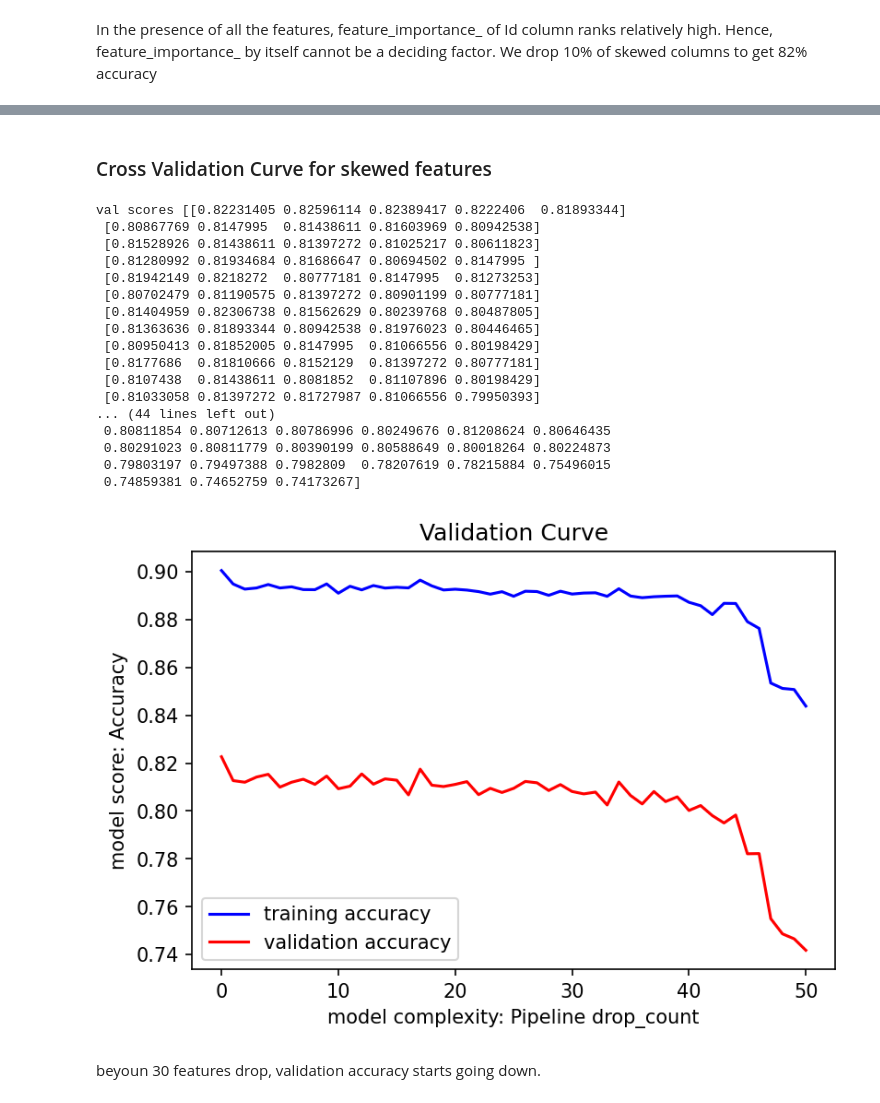
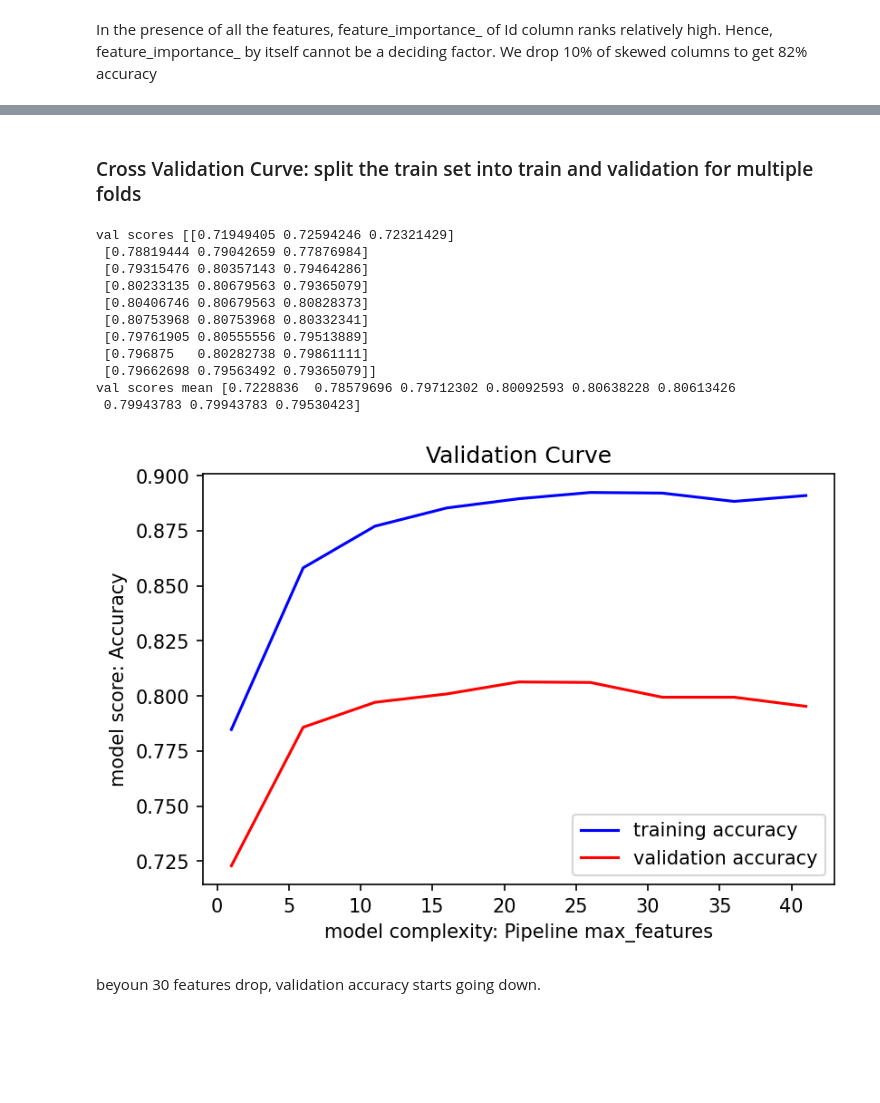
Before and after one commit to skhabiri/DS-Unit-2-Applied-Modeling, a Jupyter notebook: module4-model-interpretation/skhabiri_LS_DS_build2_assignment.ipynb, the cells around one changed output, grey strips where cells are left out. Drawn from its saved outputs; the diff is of its cells as text; code cells hidden in the pictures; blank space fills up the shorter version.

```diff
--- a/module4-model-interpretation/skhabiri_LS_DS_build2_assignment.ipynb
+++ b/module4-model-interpretation/skhabiri_LS_DS_build2_assignment.ipynb
@@ -478,0 +344,19 @@ estimator
+# %%
+est_dict = {
+    lr: LogisticRegression(),
+    rc: RidgeClassifier(),
+    rfc: RandomForestClassifier(),
+    gbc: GradientBoostingClassifier(),
+    xgbc: XGBClassifier()
+            }
+# %%
+# est = [lr, rc, rfc, gbc, xgbc]
+est = [xgbc]
+
+empt_list = [np.NaN]*len(est)
+feat_name = empt_list.copy()
+y_pred = empt_list.copy()
+
+for i, estimator in enumerate(est):
+  print(f"********** {est_dict[estimator].__class__.__name__} **********")
+  (est[i], y_pred[i], feat_name[i]) = fit_rep(estimator, X_train, y_train, X_val, y_val, kwargs_dict)
@@ -647,13 +555,17 @@ In the presence of all the features, feature_importance_ of Id column ranks rela
 # %% [markdown]
-### Cross Validation Curve for skewed features
+### Cross Validation Curve: split the train set into train and validation for multiple folds
 # %%
-par_name = "drop_count"
-param_range = [{par_name: i} for i in range(len(Id_skew_cols))]
-param_rangex = [i for i in range(len(Id_skew_cols))]
+estimator=rfc
+classifier_name = clf_name(estimator=estimator, est_dict=est_dict)
 
-# par_name = "max_features"
-# param_range = np.arange(0.1,1.1,0.1)
-# param_rangex = param_range
+# # For FunctionTransformer
+# par_name = "drop_count"
+# param_range = [{par_name: i} for i in range(len(Id_skew_cols))]
+# param_rangex = [i for i in range(len(Id_skew_cols))]
+
+par_name = "max_features"
+param_range = np.arange(1,len(feat_name[0]),5)
+param_rangex = param_range
 
 # par_name = "max_depth"
 # param_range = range(1,25,1)
@@ -663,55 +575,52 @@ param_rangex = [i for i in range(len(Id_skew_cols))]
 # param_range = np.linspace(10, 0.01*len(X_train), 10, endpoint=True).astype(int)
 # param_rangex = param_range
 
 # par_name = "min_samples_leaf"
 # param_range = np.linspace(2, 0.001*len(X_train), 10, endpoint=True).astype(int)
 # param_rangex = param_range
 
 # par_name = "criterion"
 # param_range = ["gini", "entropy"]
 # param_rangex = param_range
 
+param_name=classifier_name.lower()+'__'+ par_name
+
+estimator.set_params(functiontransformer__kw_args = kwargs_dict)
 
 train_scores, val_scores = validation_curve(
-    pipeline, X_train, y_train,
-    param_name='functiontransformer__kw_args',
-    # param_name='randomforestclassifier__'+ par_name,
+    estimator, X_train, y_train,
+    # param_name='functiontransformer__kw_args',
+    param_name=param_name,
 
     param_range=param_range,
     scoring='accuracy',
-    cv=5,
+    cv=3,
     n_jobs=-1
 )
 print("val scores", val_scores)
 print("val scores mean", np.mean(val_scores, axis=1))
 
 # Averaging CV scores
 plt.figure(dpi=150)
 plt.plot(param_rangex, np.mean(train_scores, axis=1), color='blue', label='training accuracy')
 plt.plot(param_rangex, np.mean(val_scores, axis=1), color='red', label='validation accuracy')
 plt.title('Validation Curve')
 plt.xlabel(f'model complexity: Pipeline {par_name}')
 plt.ylabel('model score: Accuracy')
 plt.legend();
 # %% [output]
-val scores [[0.82231405 0.82596114 0.82389417 0.8222406  0.81893344]
- [0.80867769 0.8147995  0.81438611 0.81603969 0.80942538]
- [0.81528926 0.81438611 0.81397272 0.81025217 0.80611823]
- [0.81280992 0.81934684 0.81686647 0.80694502 0.8147995 ]
- [0.81942149 0.8218272  0.80777181 0.8147995  0.81273253]
- [0.80702479 0.81190575 0.81397272 0.80901199 0.80777181]
- [0.81404959 0.82306738 0.81562629 0.80239768 0.80487805]
- [0.81363636 0.81893344 0.80942538 0.81976023 0.80446465]
- [0.80950413 0.81852005 0.8147995  0.81066556 0.80198429]
- [0.8177686  0.81810666 0.8152129  0.81397272 0.80777181]
- [0.8107438  0.81438611 0.8081852  0.81107896 0.80198429]
- [0.81033058 0.81397272 0.81727987 0.81066556 0.79950393]
-... (44 lines left out)
- 0.80811854 0.80712613 0.80786996 0.80249676 0.81208624 0.80646435
- 0.80291023 0.80811779 0.80390199 0.80588649 0.80018264 0.80224873
- 0.79803197 0.79497388 0.7982809  0.78207619 0.78215884 0.75496015
- 0.74859381 0.74652759 0.74173267]
+val scores [[0.71949405 0.72594246 0.72321429]
+ [0.78819444 0.79042659 0.77876984]
+ [0.79315476 0.80357143 0.79464286]
+ [0.80233135 0.80679563 0.79365079]
+ [0.80406746 0.80679563 0.80828373]
+ [0.80753968 0.80753968 0.80332341]
+ [0.79761905 0.80555556 0.79513889]
+ [0.796875   0.80282738 0.79861111]
+ [0.79662698 0.79563492 0.79365079]]
+val scores mean [0.7228836  0.78579696 0.79712302 0.80092593 0.80638228 0.80613426
+ 0.79943783 0.79943783 0.79530423]
-[figure, old version]
+[figure, new version]
 # %% [markdown]
 beyoun 30 features drop, validation accuracy starts going down.
 # %% [markdown]
```
Also changed, not shown: parts of 46 cells of this notebook.
